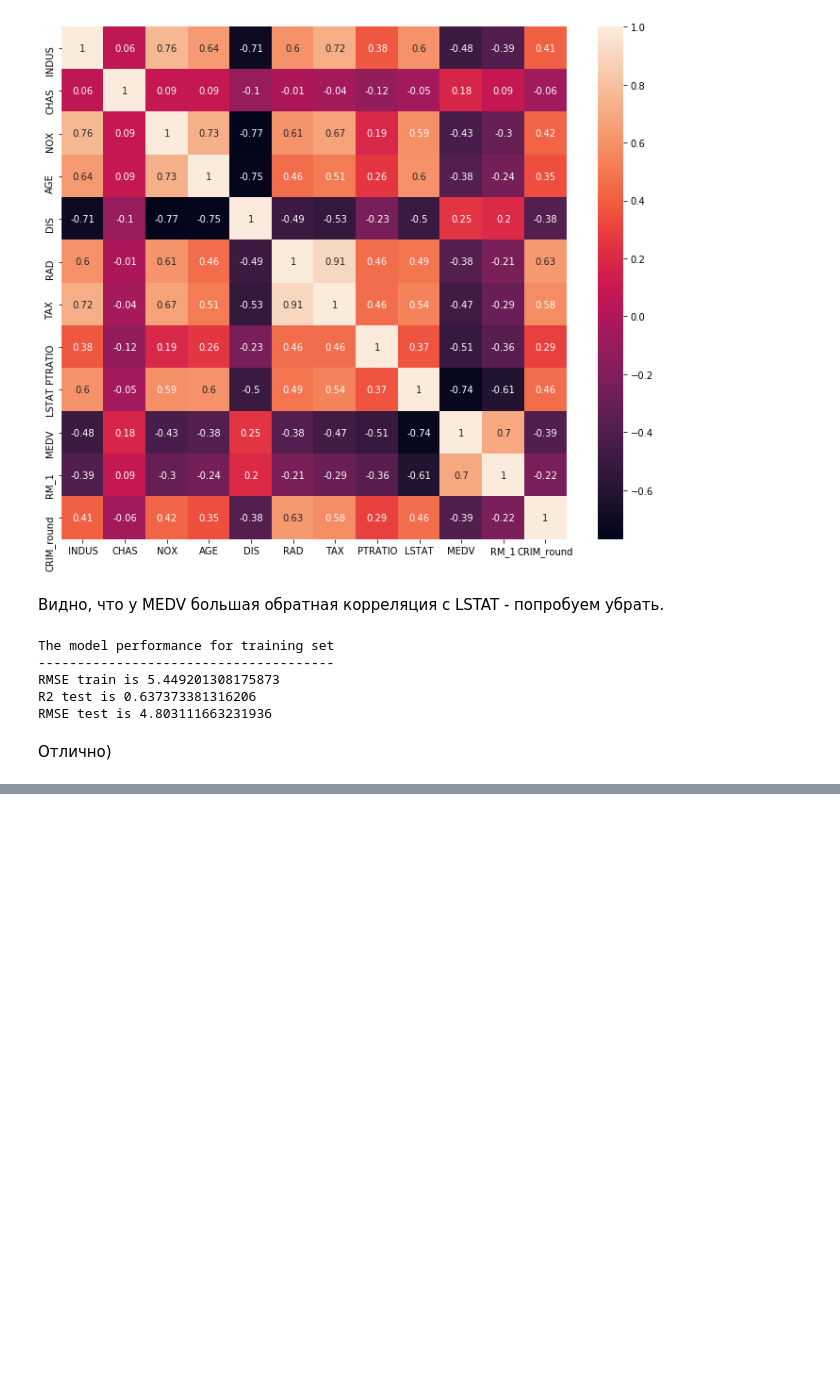
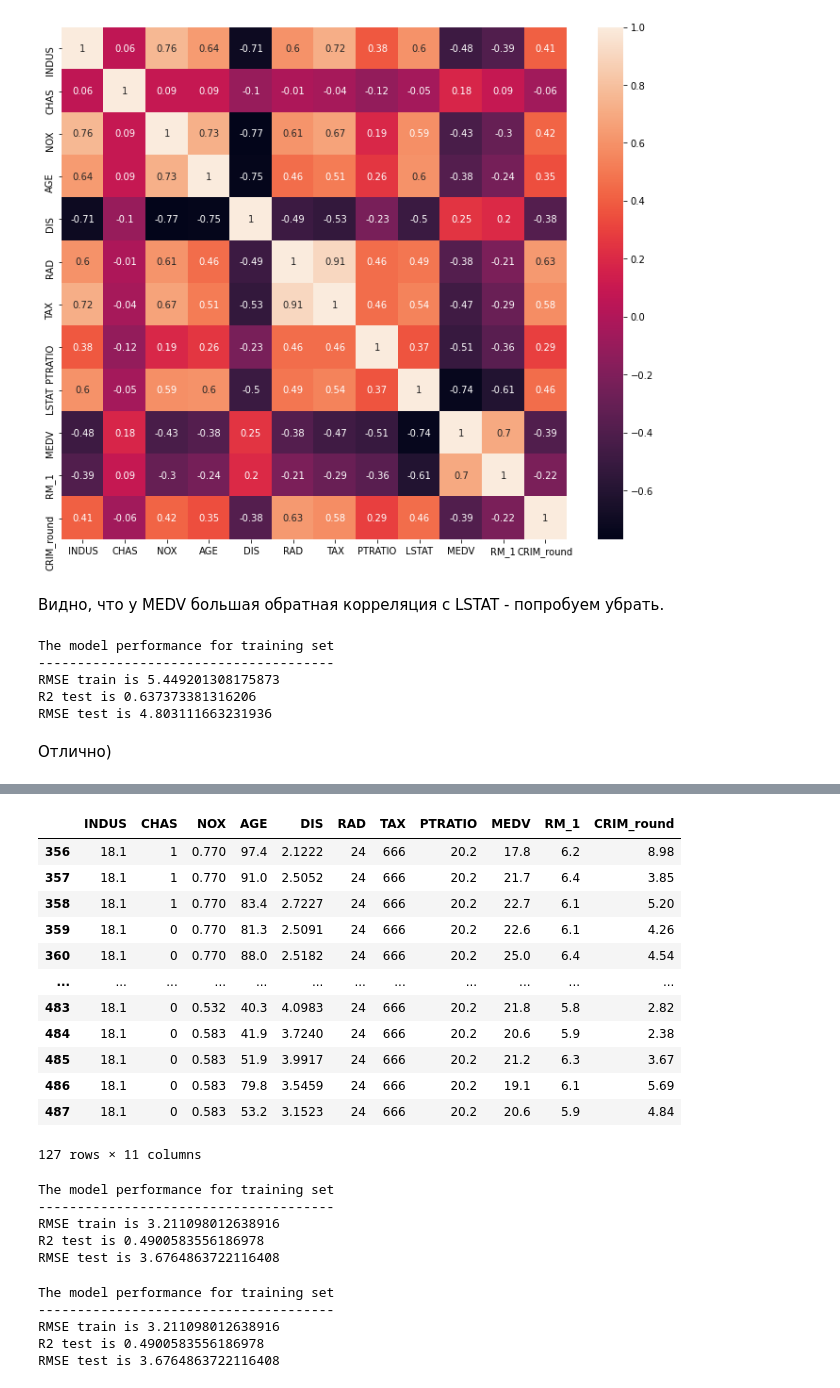
Before and after one commit to dmkolesova/dvp7-hw2, a Jupyter notebook: dvp7-hw2.ipynb, the cells around one changed output, grey strips where cells are left out. Drawn from its saved outputs; the diff is of its cells as text; code cells hidden in the pictures; blank space fills up the shorter version.

```diff
--- a/dvp7-hw2.ipynb
+++ b/dvp7-hw2.ipynb
@@ -456,0 +538,16 @@ RMSE test is 4.803111663231936
+# %%
+data_medv[data_medv.TAX == 666]
+# %% [output]
+|  | INDUS | CHAS | NOX | AGE | DIS | RAD | TAX | PTRATIO | MEDV | RM_1 | CRIM_round |
+| 356 | 18.1 | 1 | 0.770 | 97.4 | 2.1222 | 24 | 666 | 20.2 | 17.8 | 6.2 | 8.98 |
+| 357 | 18.1 | 1 | 0.770 | 91.0 | 2.5052 | 24 | 666 | 20.2 | 21.7 | 6.4 | 3.85 |
+| 358 | 18.1 | 1 | 0.770 | 83.4 | 2.7227 | 24 | 666 | 20.2 | 22.7 | 6.1 | 5.20 |
+| 359 | 18.1 | 0 | 0.770 | 81.3 | 2.5091 | 24 | 666 | 20.2 | 22.6 | 6.1 | 4.26 |
+| 360 | 18.1 | 0 | 0.770 | 88.0 | 2.5182 | 24 | 666 | 20.2 | 25.0 | 6.4 | 4.54 |
+| ... | ... | ... | ... | ... | ... | ... | ... | ... | ... | ... | ... |
+| 483 | 18.1 | 0 | 0.532 | 40.3 | 4.0983 | 24 | 666 | 20.2 | 21.8 | 5.8 | 2.82 |
+| 484 | 18.1 | 0 | 0.583 | 41.9 | 3.7240 | 24 | 666 | 20.2 | 20.6 | 5.9 | 2.38 |
+| 485 | 18.1 | 0 | 0.583 | 51.9 | 3.9917 | 24 | 666 | 20.2 | 21.2 | 6.3 | 3.67 |
+| 486 | 18.1 | 0 | 0.583 | 79.8 | 3.5459 | 24 | 666 | 20.2 | 19.1 | 6.1 | 5.69 |
+| 487 | 18.1 | 0 | 0.583 | 53.2 | 3.1523 | 24 | 666 | 20.2 | 20.6 | 5.9 | 4.84 |
+127 rows × 11 columns
@@ -456,0 +559,8 @@ RMSE test is 4.803111663231936
+# %%
+create_lin_reg(data_replace_devil_TAX)
+# %% [output]
+The model performance for training set
+--------------------------------------
+RMSE train is 3.211098012638916
+R2 test is 0.4900583556186978
+RMSE test is 3.6764863722116408
@@ -456,0 +570,8 @@ RMSE test is 4.803111663231936
+# %%
+create_lin_reg(data_replace_devil_TAX)
+# %% [output]
+The model performance for training set
+--------------------------------------
+RMSE train is 3.211098012638916
+R2 test is 0.4900583556186978
+RMSE test is 3.6764863722116408
```
Also changed, not shown: parts of 22 cells of this notebook.
